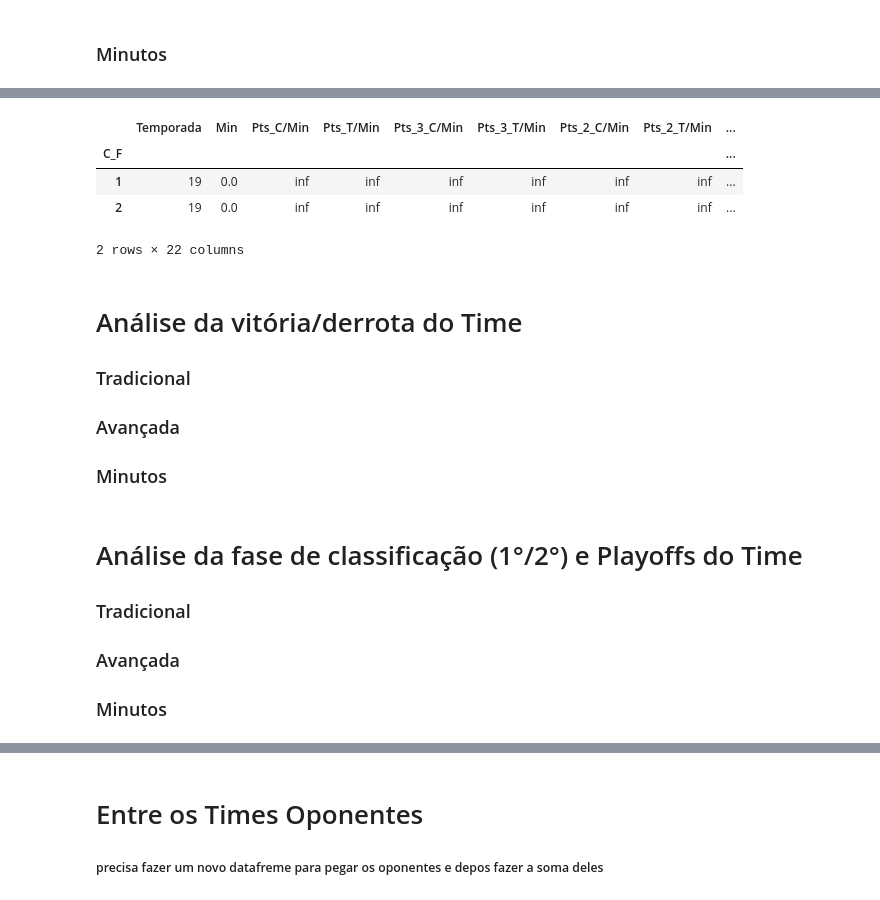
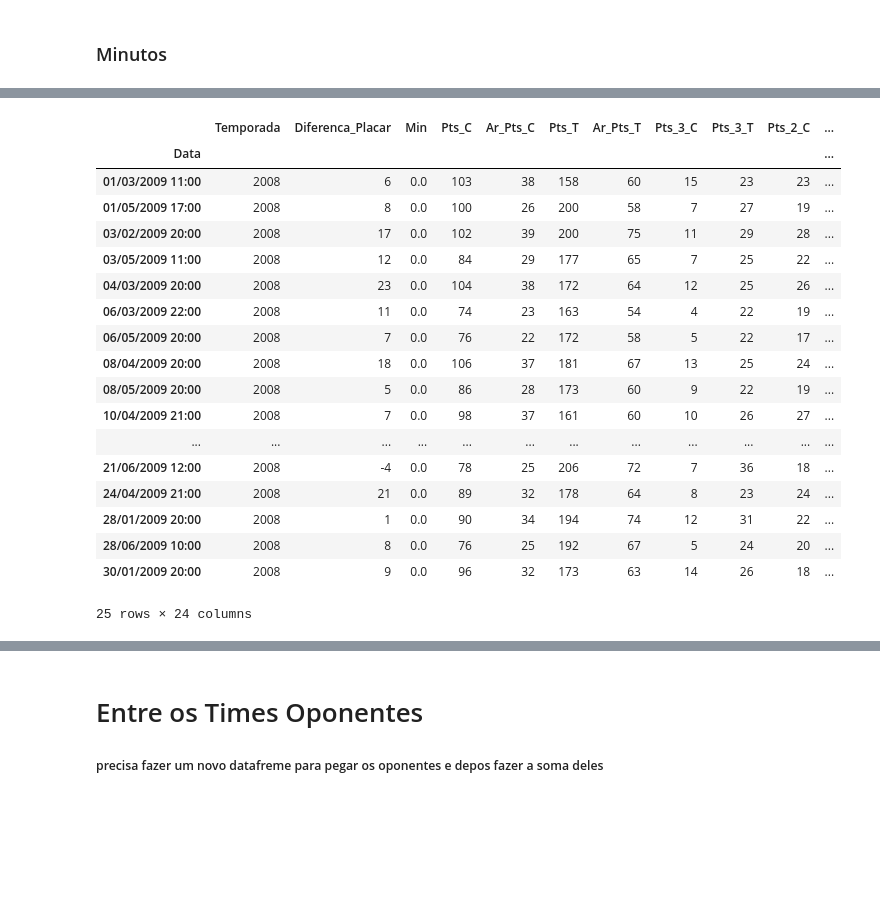
Before and after one commit to Rafael-Prochnow/Analise-descritiva-para-um-time, a Jupyter notebook: Analise descritiva para um time .ipynb, the cells around one changed output, grey strips where cells are left out. Saved outputs shown, nothing was run; the diff lists cells and outputs as text; code cells hidden in the pictures; blank space fills up the shorter version.

```diff
--- a/Analise descritiva para um time .ipynb
+++ b/Analise descritiva para um time .ipynb
@@ -6,4 +47,4 @@ import numpy as np
 # %%
-df = pd.read_csv("Tabela_geral_2019_nova.csv")
+df = pd.read_csv("Total_de_Tabela_2008.csv")
 # %%
 df.drop('Unnamed: 0', axis = 1, inplace=True)
@@ -10,11 +83,5 @@ df.drop('Unnamed: 0', axis = 1, inplace=True)
 # %% [markdown]
 # Análise Tradicional
-# %%
-df['Ar_Pts_C'] = df['Pts_3_C'] + df['Pts_2_C']
-df['Ar_Pts_T'] = df['Pts_3_T'] + df['Pts_2_T']
-df['posse_de_bola'] = df['Ar_Pts_T'] - df['RO'] + df['ER'] + (0.4 * df['LL_Pts_T'])
-df['Min'] = df['Min'].str.replace(':', '.')
-df['Min'] = df.Min.astype(float)
 # %%
 df.head()
 # %% [output]
@@ -161,5 +227,5 @@ Para analisarmos os indicadores técnicos precisamos separa-los em partes
 
 Oponentes é uma classe separada que apresenta todas os tipos de análise (Tradicional/Avançado), como também as separações
 # %%
-jogos_unifacisa = df[(df['Jogador'] == 'Equipe') & (df['Time'] == 'UNIFACISA')]
+jogos_flamengo = df[(df['Jogador'] == 'Equipe') & (df['Time'] == 'Flamengo')]
 # %%
@@ -271,24 +426,22 @@ analise_unifacisa.groupby('C_F').mean()
 # %%
-minutos_unifacisa.groupby('C_F').mean()
+jogos_flamengo.groupby('Data').mean()
 # %% [output]
-|  | Temporada | Min | Pts_C/Min | Pts_T/Min | Pts_3_C/Min | Pts_3_T/Min | Pts_2_C/Min | Pts_2_T/Min | ... |
-| C_F |  |  |  |  |  |  |  |  | ... |
-| 1 | 19 | 0.0 | inf | inf | inf | inf | inf | inf | ... |
-| 2 | 19 | 0.0 | inf | inf | inf | inf | inf | inf | ... |
+|  | Temporada | Diferenca_Placar | Min | Pts_C | Ar_Pts_C | Pts_T | Ar_Pts_T | Pts_3_C | Pts_3_T | Pts_2_C | ... |
+| Data |  |  |  |  |  |  |  |  |  |  | ... |
+| 01/03/2009 11:00 | 2008 | 6 | 0.0 | 103 | 38 | 158 | 60 | 15 | 23 | 23 | ... |
+| 01/05/2009 17:00 | 2008 | 8 | 0.0 | 100 | 26 | 200 | 58 | 7 | 27 | 19 | ... |
+| 03/02/2009 20:00 | 2008 | 17 | 0.0 | 102 | 39 | 200 | 75 | 11 | 29 | 28 | ... |
+| 03/05/2009 11:00 | 2008 | 12 | 0.0 | 84 | 29 | 177 | 65 | 7 | 25 | 22 | ... |
+| 04/03/2009 20:00 | 2008 | 23 | 0.0 | 104 | 38 | 172 | 64 | 12 | 25 | 26 | ... |
+| 06/03/2009 22:00 | 2008 | 11 | 0.0 | 74 | 23 | 163 | 54 | 4 | 22 | 19 | ... |
+| 06/05/2009 20:00 | 2008 | 7 | 0.0 | 76 | 22 | 172 | 58 | 5 | 22 | 17 | ... |
+| 08/04/2009 20:00 | 2008 | 18 | 0.0 | 106 | 37 | 181 | 67 | 13 | 25 | 24 | ... |
+| 08/05/2009 20:00 | 2008 | 5 | 0.0 | 86 | 28 | 173 | 60 | 9 | 22 | 19 | ... |
+| 10/04/2009 21:00 | 2008 | 7 | 0.0 | 98 | 37 | 161 | 60 | 10 | 26 | 27 | ... |
+| ... | ... | ... | ... | ... | ... | ... | ... | ... | ... | ... | ... |
+| 21/06/2009 12:00 | 2008 | -4 | 0.0 | 78 | 25 | 206 | 72 | 7 | 36 | 18 | ... |
+| 24/04/2009 21:00 | 2008 | 21 | 0.0 | 89 | 32 | 178 | 64 | 8 | 23 | 24 | ... |
+| 28/01/2009 20:00 | 2008 | 1 | 0.0 | 90 | 34 | 194 | 74 | 12 | 31 | 22 | ... |
+| 28/06/2009 10:00 | 2008 | 8 | 0.0 | 76 | 25 | 192 | 67 | 5 | 24 | 20 | ... |
+| 30/01/2009 20:00 | 2008 | 9 | 0.0 | 96 | 32 | 173 | 63 | 14 | 26 | 18 | ... |
-2 rows × 22 columns
+25 rows × 24 columns
-# %% [markdown]
-# Análise da vitória/derrota do Time
-
-### Tradicional
-
-### Avançada
-
-### Minutos
-# %% [markdown]
-# Análise da fase de classificação (1°/2°) e Playoffs do Time
-
-### Tradicional
-
-### Avançada
-
-### Minutos
```
Also changed, not shown: parts of 118 cells of this notebook, 2 other files.
